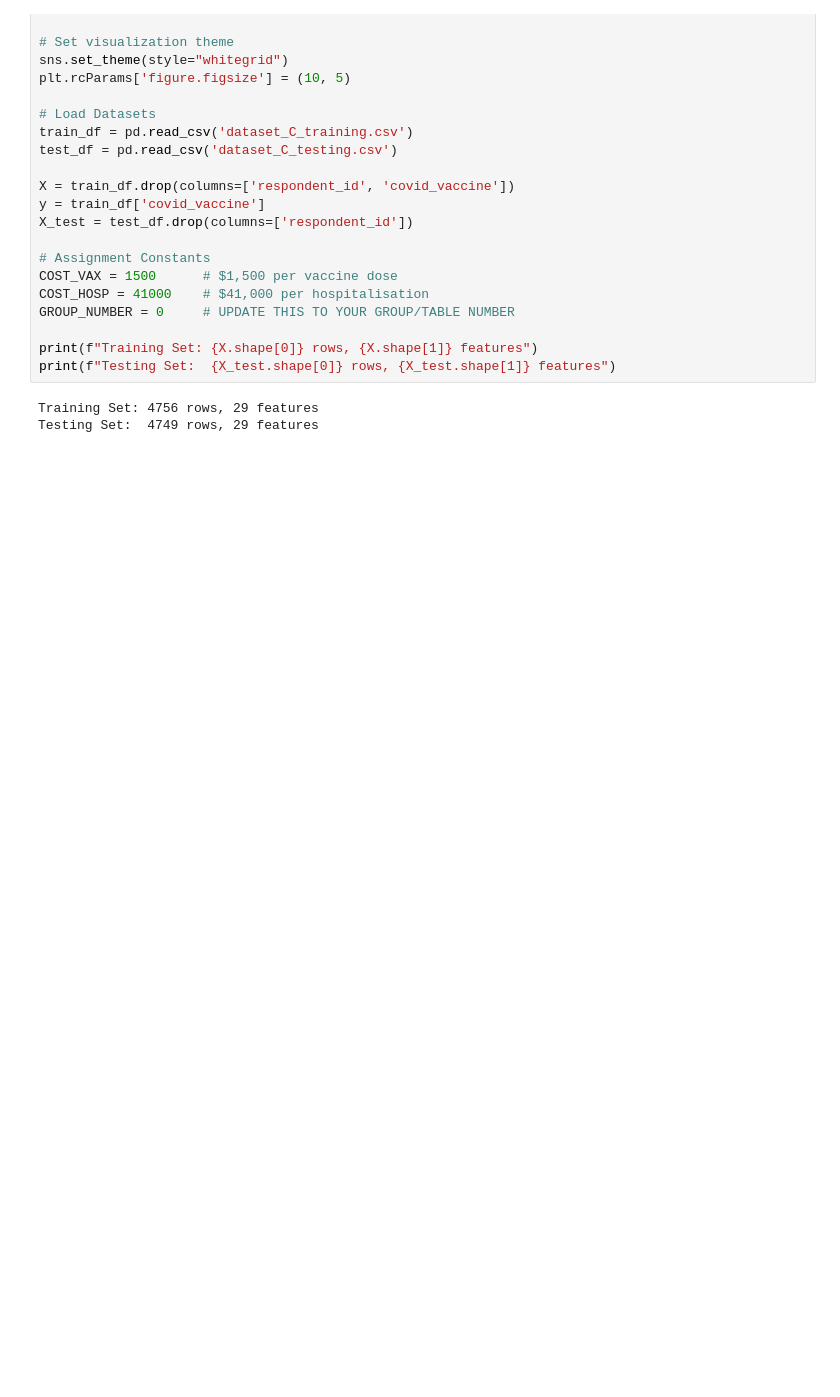
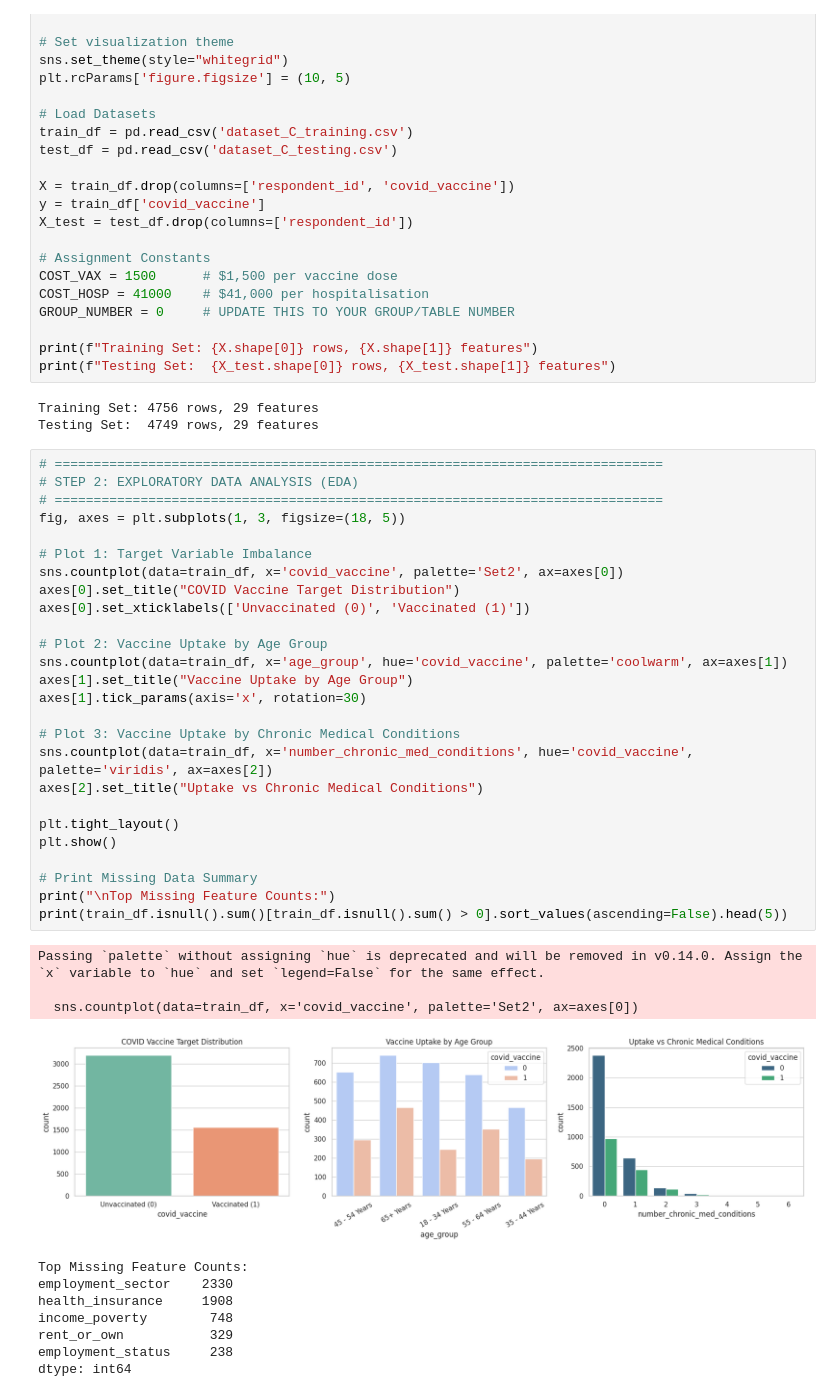
Before and after one commit to UH-HACKATHON-TEAMN/Hackathon-Town-C, a Jupyter notebook: Untitled4.ipynb, the cells around one changed output. Drawn from its saved outputs; the diff is of its cells as text; blank space fills up the shorter version.

```diff
--- a/Untitled4.ipynb
+++ b/Untitled4.ipynb
@@ -42,3 +42,41 @@ print(f"Testing Set:  {X_test.shape[0]} rows, {X_test.shape[1]} features")
 # %% [output]
 Training Set: 4756 rows, 29 features
 Testing Set:  4749 rows, 29 features
+# %%
+# ==============================================================================
+# STEP 2: EXPLORATORY DATA ANALYSIS (EDA)
+# ==============================================================================
+fig, axes = plt.subplots(1, 3, figsize=(18, 5))
+
+# Plot 1: Target Variable Imbalance
+sns.countplot(data=train_df, x='covid_vaccine', palette='Set2', ax=axes[0])
+axes[0].set_title("COVID Vaccine Target Distribution")
+axes[0].set_xticklabels(['Unvaccinated (0)', 'Vaccinated (1)'])
+
+# Plot 2: Vaccine Uptake by Age Group
+sns.countplot(data=train_df, x='age_group', hue='covid_vaccine', palette='coolwarm', ax=axes[1])
+axes[1].set_title("Vaccine Uptake by Age Group")
+axes[1].tick_params(axis='x', rotation=30)
+
+# Plot 3: Vaccine Uptake by Chronic Medical Conditions
+sns.countplot(data=train_df, x='number_chronic_med_conditions', hue='covid_vaccine', palette='viridis', ax=axes[2])
+axes[2].set_title("Uptake vs Chronic Medical Conditions")
+
+plt.tight_layout()
+plt.show()
+
+# Print Missing Data Summary
+print("\nTop Missing Feature Counts:")
+print(train_df.isnull().sum()[train_df.isnull().sum() > 0].sort_values(ascending=False).head(5))
+# %% [output]
+Passing `palette` without assigning `hue` is deprecated and will be removed in v0.14.0. Assign the `x` variable to `hue` and set `legend=False` for the same effect.
+
+  sns.countplot(data=train_df, x='covid_vaccine', palette='Set2', ax=axes[0])
+[figure, added]
+Top Missing Feature Counts:
+employment_sector    2330
+health_insurance     1908
+income_poverty        748
+rent_or_own           329
+employment_status     238
+dtype: int64
```
